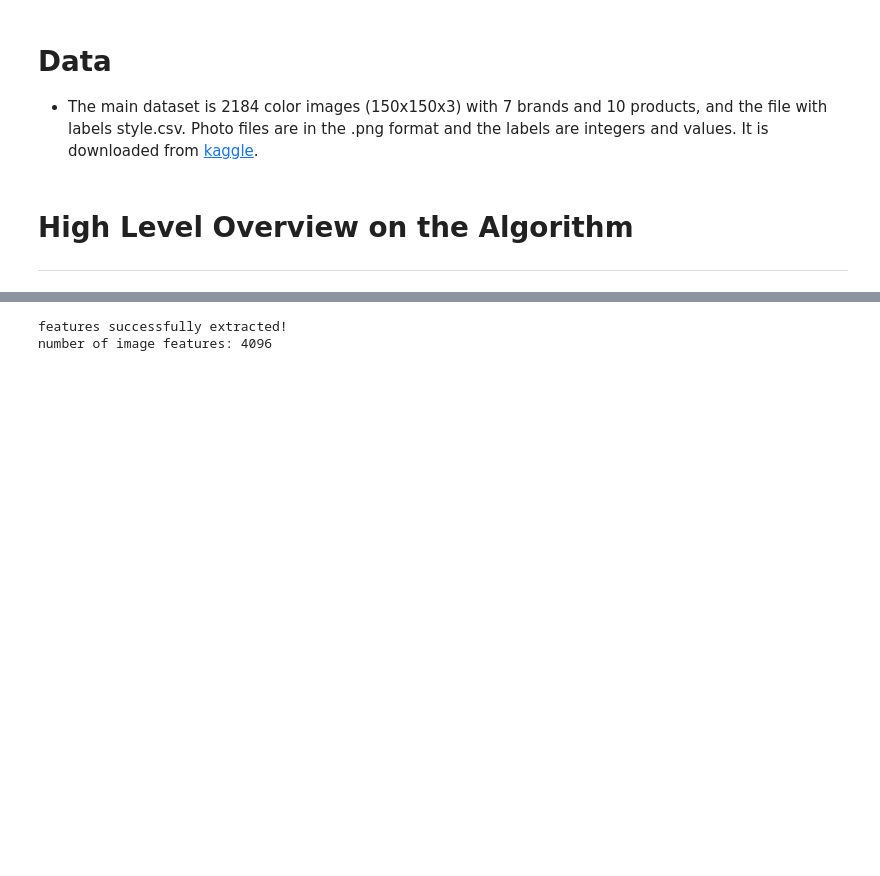
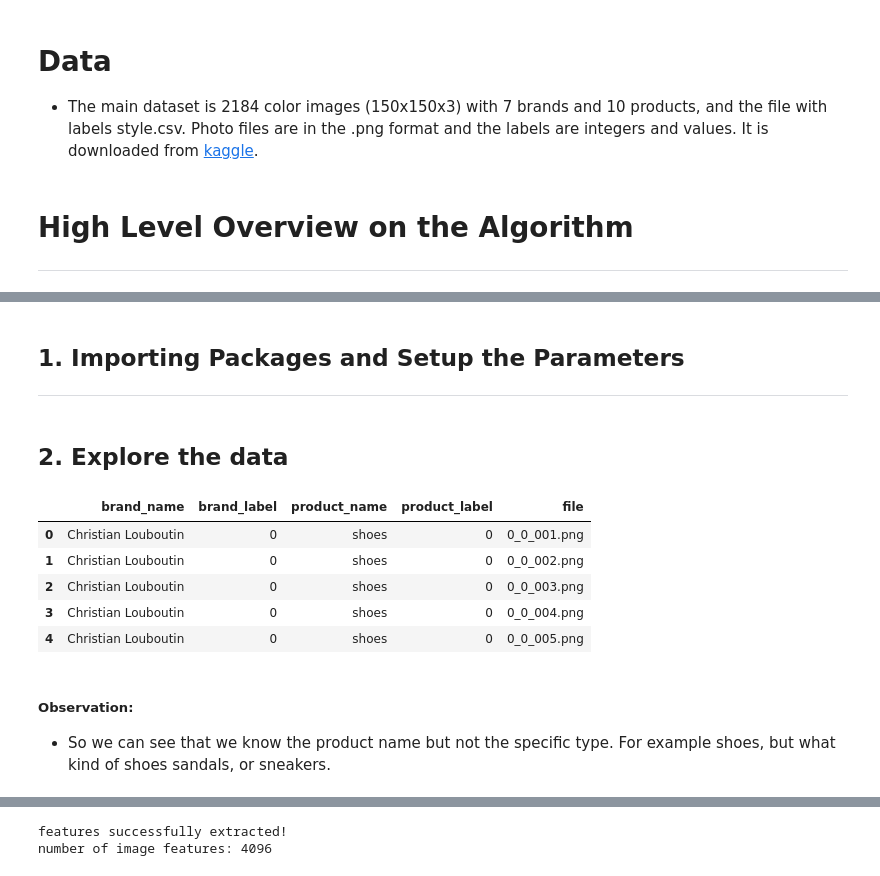
Before and after one commit to Sukhrobjon/recommender-system-based-on-pictures, a Jupyter notebook: recommend_similar_products.ipynb, the cells around one changed output, grey strips where cells are left out. Cells and saved outputs as stored; diff of their text form; code cells hidden in the pictures; blank space fills up the shorter version.

```diff
--- a/recommend_similar_products.ipynb
+++ b/recommend_similar_products.ipynb
@@ -140,0 +27,3 @@ image batch size (1, 224, 224, 3)
+# %% [markdown]
+## 1. Importing Packages and Setup the Parameters
+---
@@ -140,0 +44,2 @@ image batch size (1, 224, 224, 3)
+# %% [markdown]
+## 2. Explore the data
@@ -140,0 +51,12 @@ image batch size (1, 224, 224, 3)
+# %%
+style_df.head()
+# %% [output]
+|  | brand_name | brand_label | product_name | product_label | file |
+| 0 | Christian Louboutin | 0 | shoes | 0 | 0_0_001.png |
+| 1 | Christian Louboutin | 0 | shoes | 0 | 0_0_002.png |
+| 2 | Christian Louboutin | 0 | shoes | 0 | 0_0_003.png |
+| 3 | Christian Louboutin | 0 | shoes | 0 | 0_0_004.png |
+| 4 | Christian Louboutin | 0 | shoes | 0 | 0_0_005.png |
+# %% [markdown]
+##### Observation:
+- So we can see that we know the product name but not the specific type. For example shoes, but what kind of shoes sandals, or sneakers.
```
Also changed, not shown: parts of 48 cells of this notebook, 1 other file.
